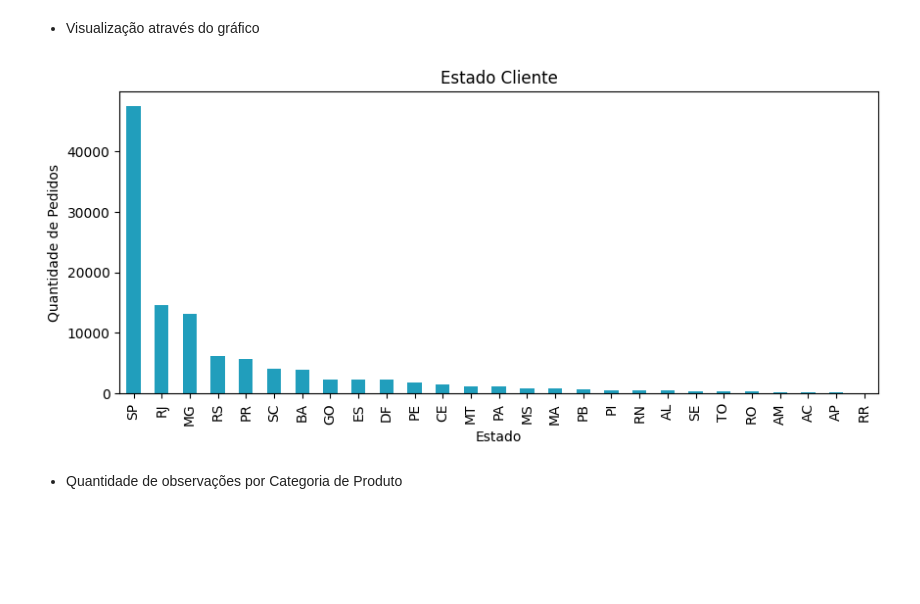
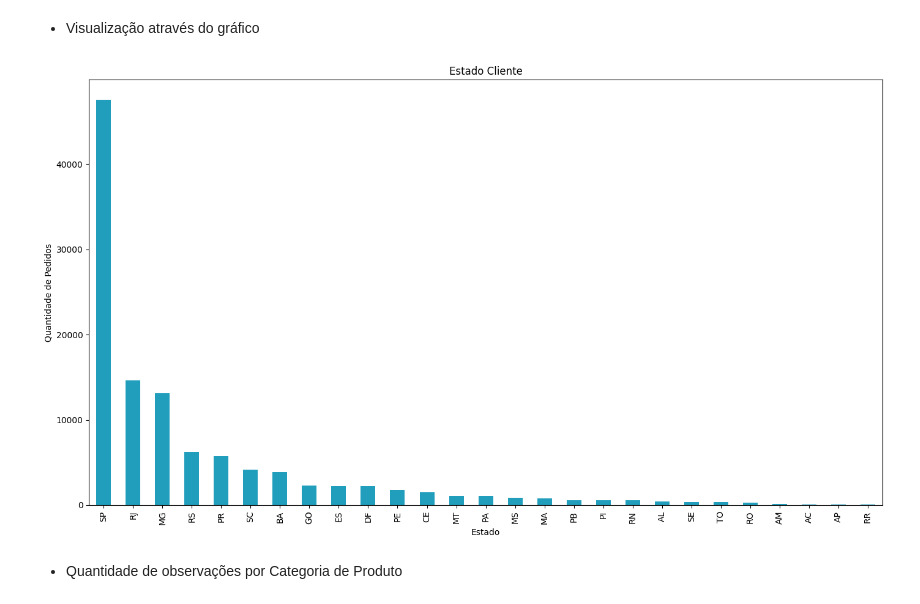
Before and after one commit to ana-ruth-bezerra/data_analysis, a Jupyter notebook: notebooks/01_exploratory_analysis.ipynb, the cells around one changed output. Saved outputs shown, nothing was run; the diff lists cells and outputs as text; code cells hidden in the pictures; blank space fills up the shorter version.

```diff
--- a/notebooks/01_exploratory_analysis.ipynb
+++ b/notebooks/01_exploratory_analysis.ipynb
@@ -402,13 +402,13 @@ dtype: int64
 # %% [markdown]
 - Visualização através do gráfico
 # %%
-plt.figure(figsize=(10, 4))
+plt.figure(figsize=(14, 8))
 df['estado_cliente'].value_counts().plot(kind='bar', color='#219ebc')
 plt.title('Estado Cliente')
 plt.xlabel('Estado')
 plt.ylabel('Quantidade de Pedidos');
 # %% [output]
-[figure, old version]
+[figure, new version]
 # %% [markdown]
 - Quantidade de observações por Categoria de Produto
 # %%
```
Also changed, not shown: parts of 13 cells of this notebook.
